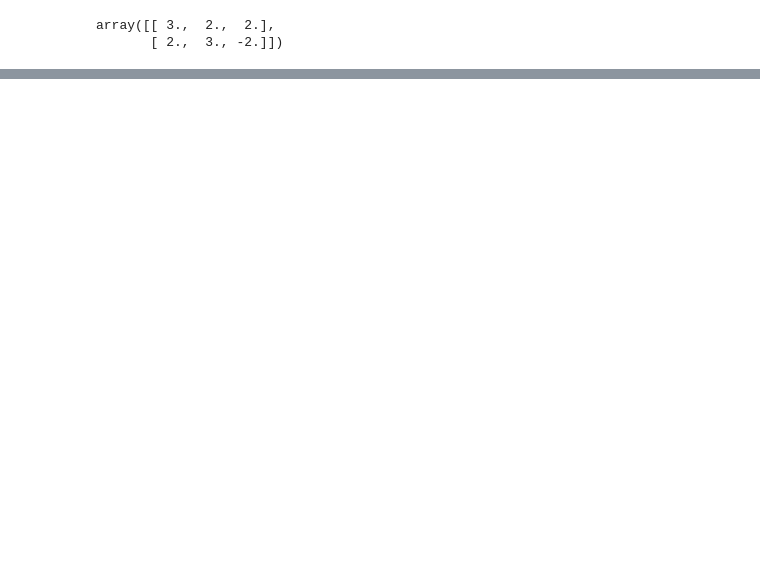
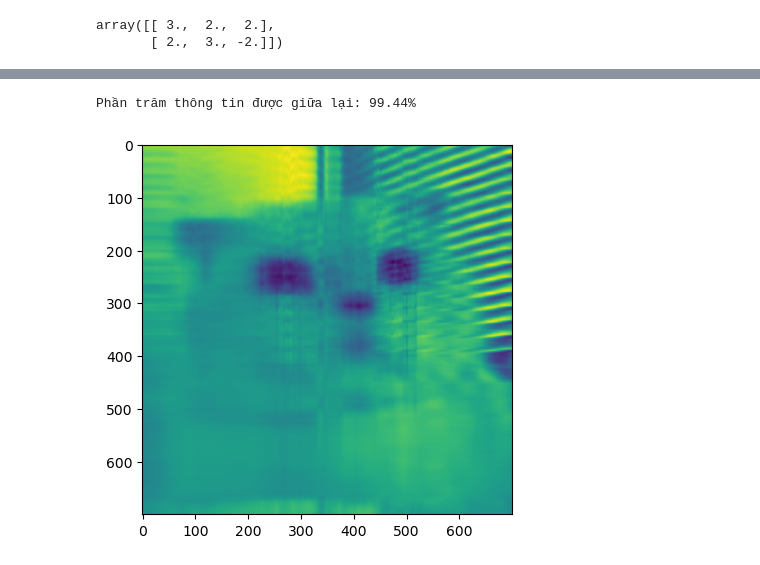
Before and after one commit to Bagumeow/DSTT, a Jupyter notebook: SVD.ipynb, the cells around one changed output, grey strips where cells are left out. Saved outputs shown, nothing was run; the diff lists cells and outputs as text; code cells hidden in the pictures; blank space fills up the shorter version.

```diff
--- a/SVD.ipynb
+++ b/SVD.ipynb
@@ -62,0 +83,30 @@ A=sp.Matrix([[-12*x,12*y,2*z],
+# %%
+def SVD_pic(n_evl):
+    """
+    n_evl: number of highest eigenvalues taken
+    """
+    #Take m, n shape
+    m = ig.shape[0]
+    n = ig.shape[1]
+    #Singular Value Decomposition
+    U, S, V = ln.svd(ig)
+    #Get id position of n highest eigenvalues
+    id_trunc = np.argsort(S)[::-1][:n_evl]
+    #Extract matrix U_t, V_t, S_t
+    U_t = U[np.ix_(np.arange(m), id_trunc)]
+    V_t = V[np.ix_(id_trunc, np.arange(n))]
+    S_diag = S[id_trunc]
+    S_t = np.zeros((n_evl, n_evl))
+    np.fill_diagonal(S_t, S_diag)
+    #Return picture
+    A = np.dot(U_t, S_t.dot(V_t))
+    #Norm Frobenius
+    fb = ln.norm(A-ig, 'fro')
+    prt_retain = (1-fb**2/np.sum(S**2))*100
+    plt.imshow(A)
+    print('Phần trăm thông tin được giữa lại: %.2f%s \n'%(prt_retain, '%'))
+# %%
+SVD_pic(10)
+# %% [output]
+Phần trăm thông tin được giữa lại: 99.44%
+[figure, added]
```
Also changed, not shown: parts of 15 cells of this notebook.
